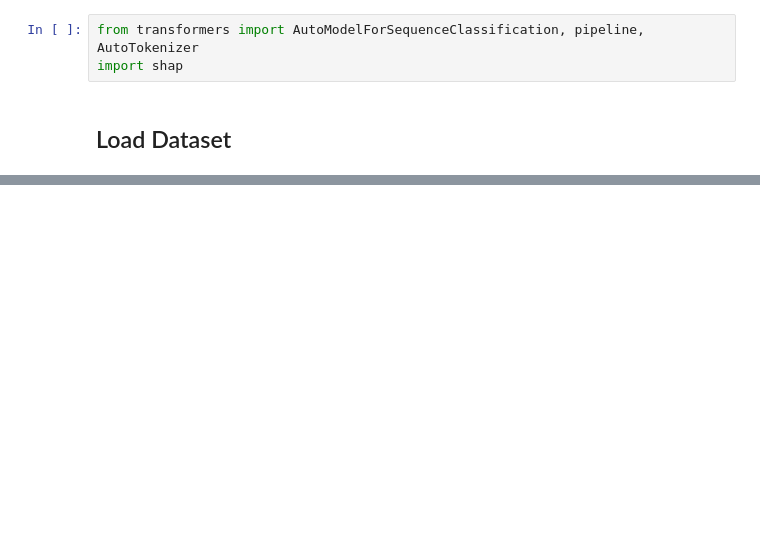
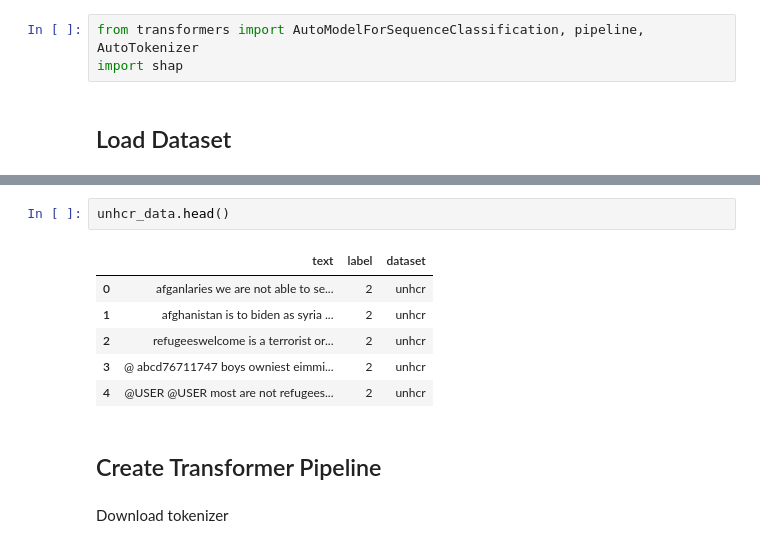
Before and after one commit to henrystoll/refugee-hatespeech, a Jupyter notebook: notebooks/SHAP Analysis.ipynb, the cells around one changed output, grey strips where cells are left out. Cells and saved outputs as stored; diff of their text form; blank space fills up the shorter version.

```diff
--- a/notebooks/Untitled.ipynb
+++ b/notebooks/SHAP Analysis.ipynb
@@ -26,0 +10,13 @@ ParquetDataSet(filepath=C:/Users/frede/Documents/Overlevering_UNHCR/Repo/unhcr-h
+# %%
+unhcr_data.head()
+# %% [output]
+|  | text | label | dataset |
+| 0 | afganlaries we are not able to se... | 2 | unhcr |
+| 1 | afghanistan is to biden as syria ... | 2 | unhcr |
+| 2 | refugeeswelcome is a terrorist or... | 2 | unhcr |
+| 3 | @ abcd76711747 boys owniest eimmi... | 2 | unhcr |
+| 4 | @USER @USER most are not refugees... | 2 | unhcr |
+# %% [markdown]
+## Create Transformer Pipeline
+# %% [markdown]
+Download tokenizer
```
Also changed, not shown: parts of 15 cells of this notebook.
